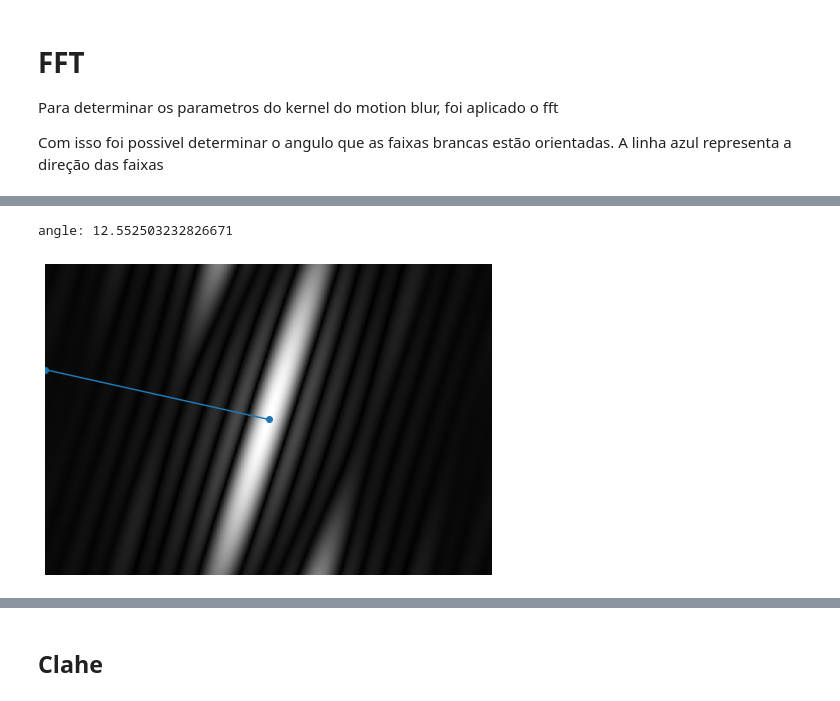
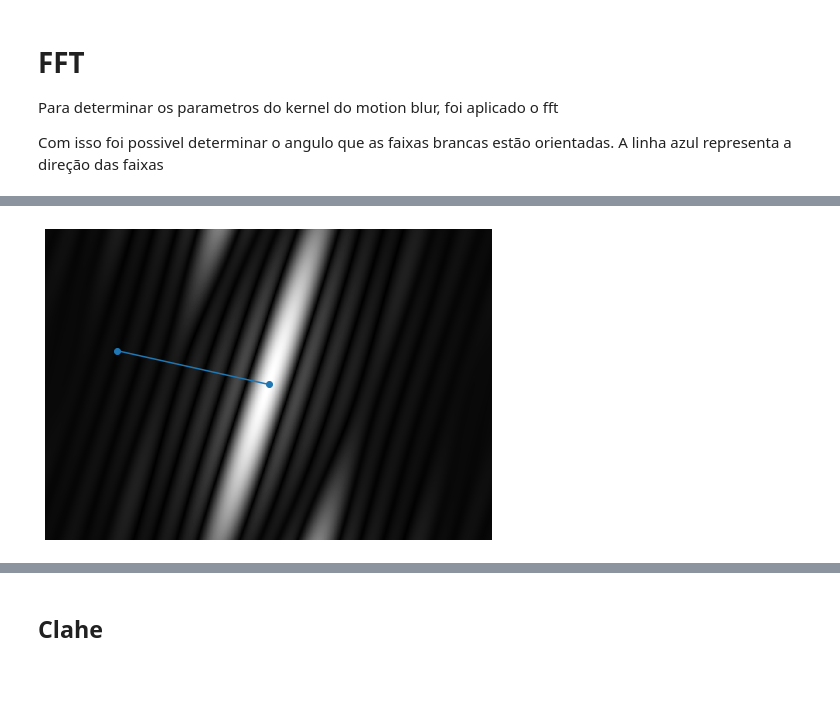
Before and after one commit to Fogelman/motion-blur, a Jupyter notebook: Debluring (motion blur).ipynb, the cells around one changed output, grey strips where cells are left out. Cells and saved outputs as stored; diff of their text form; code cells hidden in the pictures.

```diff
--- a/Projeto 1-2.ipynb
+++ b/Debluring (motion blur).ipynb
@@ -49,18 +32,3 @@ def show(img):
-# %%
-def display_fft(img_freq, angle):
-    img_freq_aux_mag = np.abs(img_freq)
-    img_freq_aux_mag[0,0] = 0.0
-    img_freq_aux_mag_display = np.log10(1 + np.fft.fftshift(img_freq_aux_mag))
-    plt.figure(figsize=(8,8))
-
-    row, col = img_freq.shape
-    x, y = [col//2,0 ], [row//2, 243]
-    print(f"angle: {np.arctan((y[1] - y[0])/(x[1] - x[0]))*(180/np.pi)}")
-
-    plt.imshow(img_freq_aux_mag_display, cmap='gray')
-    plt.plot(x, y, marker = 'o')
-    plt.axis('off')
-    plt.show()
 # %% [markdown]
 ## Tarefa
 
@@ -89,0 +76,15 @@ Escreva um programa que:
+# %%
+def display_fft(img_freq, rad=0, line=True ):
+    img_freq_aux_mag = np.abs(img_freq)
+    img_freq_aux_mag[0,0] = 0.0
+    img_freq_aux_mag_display = np.log10(1 + np.fft.fftshift(img_freq_aux_mag))
+    plt.figure(figsize=(8,8))
+
+    if(line):
+        row, col = img_freq.shape
+        l = min(row//2, col//2)
+        plt.plot([col//2,col//2 + l*np.cos(rad)], [row//2, row//2 - l*np.sin(rad)], marker = 'o')
+
+    plt.imshow(img_freq_aux_mag_display, cmap='gray')
+    plt.axis('off')
+    plt.show()
@@ -115,6 +134,5 @@ angle: 12.552503232826671
 # %%
 kernel = np.fft.fft2(make_psf(img_blur.shape, 20,167.46))
-display_fft(kernel, 12.5525)
+display_fft(kernel, 167.46*(np.pi/180))
 # %% [output]
-angle: 12.552503232826671
-[figure, old version]
+[figure, new version]
```
Also changed, not shown: parts of 17 cells of this notebook.
